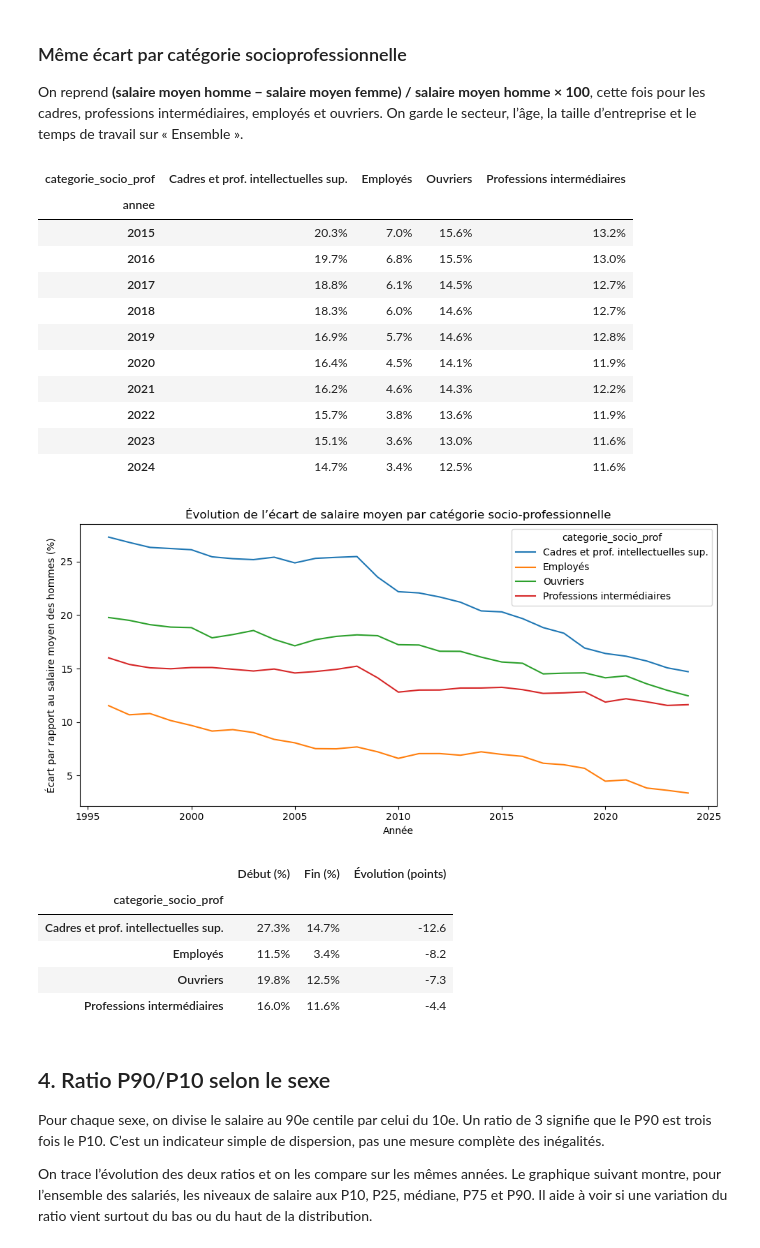
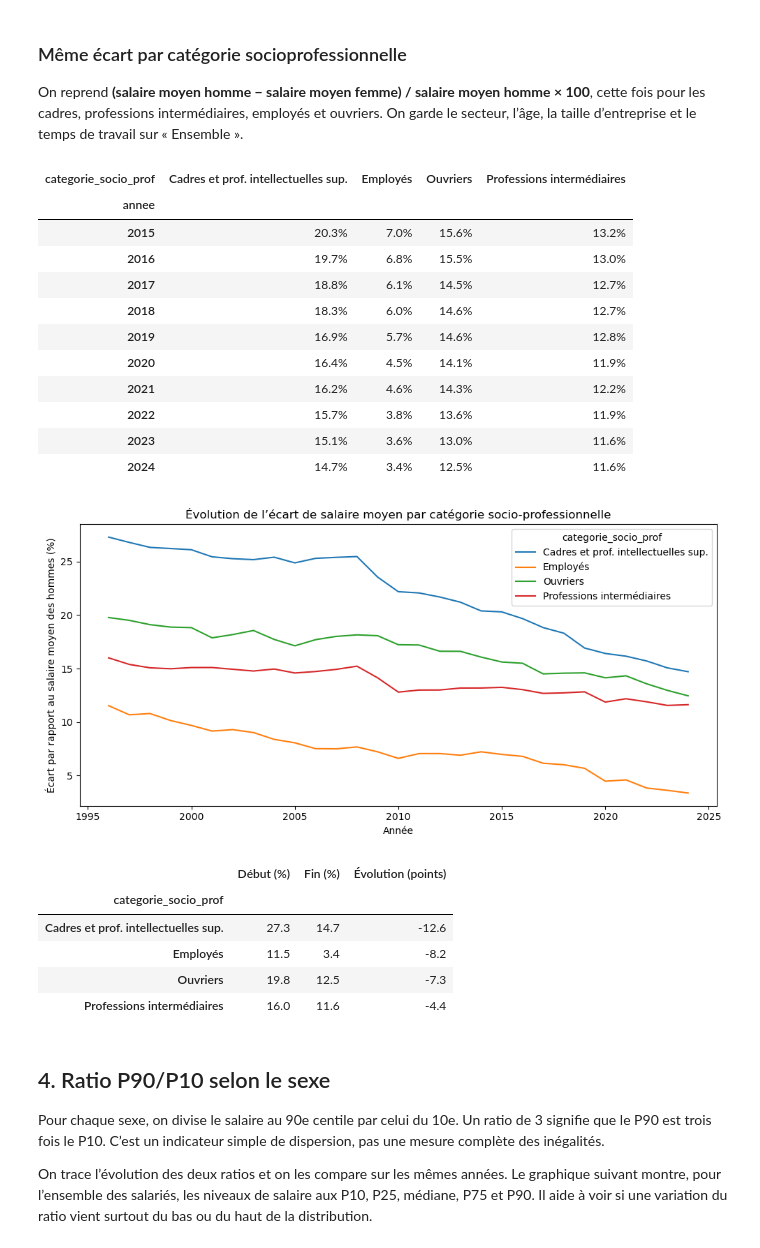
Before and after one commit to YanisY-stack/ProjetPython, a Jupyter notebook: Statistiques_descriptives.ipynb, the cells around one changed output. Drawn from its saved outputs; the diff is of its cells as text; code cells hidden in the pictures.

```diff
--- a/Statistiques_descriptives.ipynb
+++ b/Statistiques_descriptives.ipynb
@@ -6,3 +6,17 @@ On explore uniquement les données du secteur privé : salaires par secteur, sex
 **Avant de commencer :** lance d’abord `Nettoyage_donnees.ipynb`. Ce notebook lit les CSV dans `Data nettoyees/` et ne modifie aucun fichier.
 # %% [markdown]
 ## 1. On charge les données
+# %%
+from pathlib import Path
+import matplotlib.pyplot as plt
+import pandas as pd
+
+DOSSIER_DONNEES = Path("Data nettoyees")
+CHEMIN_PRIVE = DOSSIER_DONNEES / "DS_DERA_PRIVE_SERIES_LONGUES_data_nettoye.csv"
+
+if not CHEMIN_PRIVE.is_file():
+    raise FileNotFoundError("Fichier privé nettoyé introuvable.")
+
+prive = pd.read_csv(CHEMIN_PRIVE, sep=";", encoding="utf-8-sig")
+
+print(f"Données privées : {len(prive):,} lignes, de {prive['annee'].min()} à {prive['annee'].max()}.")
@@ -261,19 +242,18 @@ display(
 On reprend **(salaire moyen homme − salaire moyen femme) / salaire moyen homme × 100**, cette fois pour les cadres, professions intermédiaires, employés et ouvriers. On garde le secteur, l’âge, la taille d’entreprise et le temps de travail sur « Ensemble ».
 # %%
 salaires_socioprof = prive[
-    prive['indicateur'].eq(SALAIRE)
-    & prive['unite'].eq('Euros constants')
-    & prive['centile_salaire'].eq(MOYENNE)
-    & prive['secteur_activite'].eq('Ensemble des secteurs')
-    & prive['tranche_age'].eq('Ensemble')
-    & prive['taille_entreprise'].eq('Ensemble')
-    & prive['temps_travail'].eq('Ensemble')
-    & prive['categorie_socio_prof'].ne('Ensemble')
-    & prive['sexe'].isin(['Homme', 'Femme'])
+    (prive['indicateur'] == SALAIRE)
+    & (prive['unite'] == 'Euros constants')
+    & (prive['centile_salaire'] == MOYENNE)
+    & (prive['secteur_activite'] == 'Ensemble des secteurs')
+    & (prive['tranche_age'] == 'Ensemble')
+    & (prive['taille_entreprise'] == 'Ensemble')
+    & (prive['temps_travail'] == 'Ensemble')
+    & (prive['categorie_socio_prof'] != 'Ensemble')
+    & (prive['sexe'].isin(['Homme', 'Femme']))
 ].copy()
-ecarts_socioprof = calculer_ecarts_par_categorie(
-    salaires_socioprof, 'categorie_socio_prof'
-)
+
+ecarts_socioprof = calculer_ecarts_par_categorie(salaires_socioprof, 'categorie_socio_prof')
 
 categories_attendues = {
     'Cadres et prof. intellectuelles sup.',
@@ -281,46 +261,41 @@ categories_attendues = {
     'Employés',
     'Ouvriers',
 }
+
 if set(ecarts_socioprof.columns) != categories_attendues:
-    raise ValueError(
-        'Catégories socio-professionnelles absentes : '
-        f'{sorted(categories_attendues - set(ecarts_socioprof.columns))}'
-    )
+    raise ValueError(f'Catégories absentes : {sorted(categories_attendues - set(ecarts_socioprof.columns))}')
 
 display(ecarts_socioprof.tail(10).style.format('{:.1f}%'))
+
 ecarts_socioprof.plot(figsize=(10, 5))
 plt.title('Évolution de l’écart de salaire moyen par catégorie socio-professionnelle')
 plt.xlabel('Année')
 plt.ylabel('Écart par rapport au salaire moyen des hommes (%)')
 plt.tight_layout()
 plt.show()
 
 resume_ecarts_socioprof = resumer_evolution(ecarts_socioprof)
-display(
-    resume_ecarts_socioprof.style.format(
-        {'Début (%)': '{:.1f}%', 'Fin (%)': '{:.1f}%', 'Évolution (points)': '{:+.1f}'}
-    )
-)
+display(resume_ecarts_socioprof.style.format('{:.1f}'))
 # %% [output]
 | categorie_socio_prof | Cadres et prof. intellectuelles sup. | Employés | Ouvriers | Professions intermédiaires |
 | annee |  |  |  |  |
 | 2015 | 20.3% | 7.0% | 15.6% | 13.2% |
 | 2016 | 19.7% | 6.8% | 15.5% | 13.0% |
 | 2017 | 18.8% | 6.1% | 14.5% | 12.7% |
 | 2018 | 18.3% | 6.0% | 14.6% | 12.7% |
 | 2019 | 16.9% | 5.7% | 14.6% | 12.8% |
 | 2020 | 16.4% | 4.5% | 14.1% | 11.9% |
 | 2021 | 16.2% | 4.6% | 14.3% | 12.2% |
 | 2022 | 15.7% | 3.8% | 13.6% | 11.9% |
 | 2023 | 15.1% | 3.6% | 13.0% | 11.6% |
 | 2024 | 14.7% | 3.4% | 12.5% | 11.6% |
 [figure]
 |  | Début (%) | Fin (%) | Évolution (points) |
 | categorie_socio_prof |  |  |  |
-| Cadres et prof. intellectuelles sup. | 27.3% | 14.7% | -12.6 |
-| Employés | 11.5% | 3.4% | -8.2 |
-| Ouvriers | 19.8% | 12.5% | -7.3 |
-| Professions intermédiaires | 16.0% | 11.6% | -4.4 |
+| Cadres et prof. intellectuelles sup. | 27.3 | 14.7 | -12.6 |
+| Employés | 11.5 | 3.4 | -8.2 |
+| Ouvriers | 19.8 | 12.5 | -7.3 |
+| Professions intermédiaires | 16.0 | 11.6 | -4.4 |
 # %% [markdown]
 ## 4. Ratio P90/P10 selon le sexe
 
```
Also changed, not shown: parts of 6 cells of this notebook, 1 other file.
